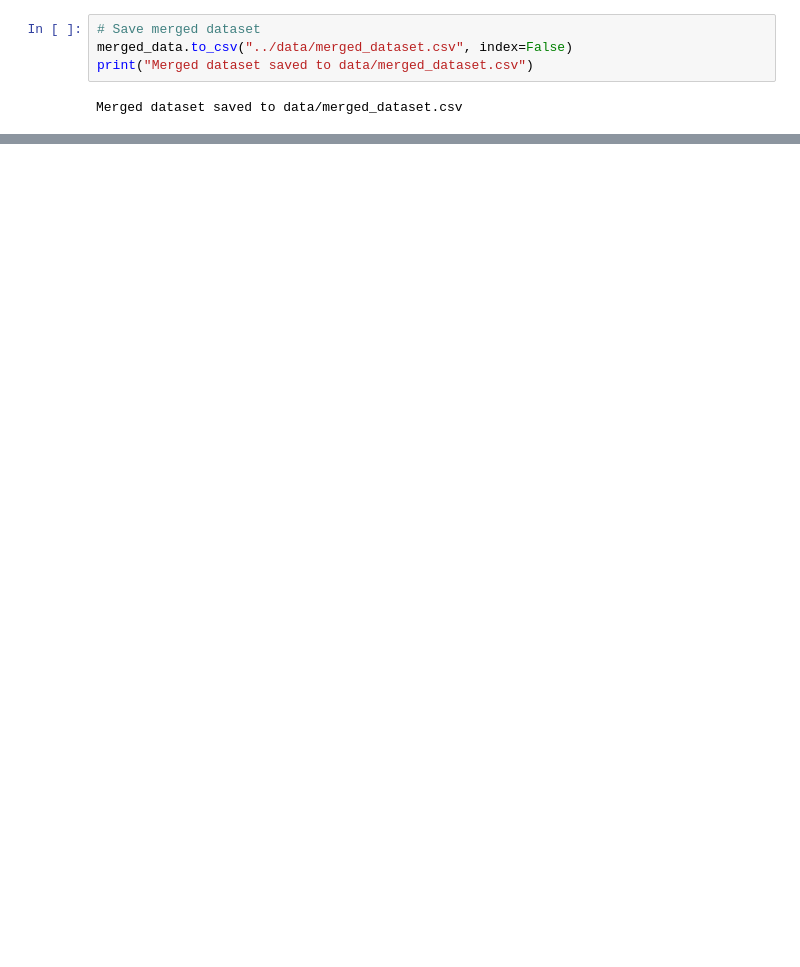
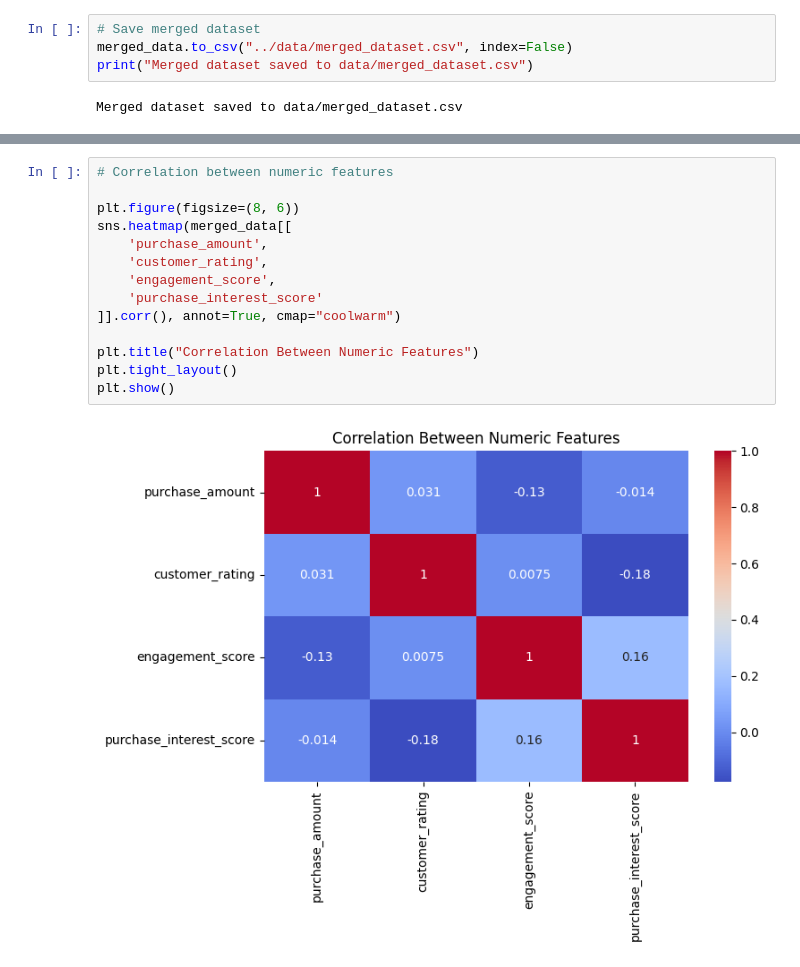
Before and after one commit to NiyonshutiDavid/ML_Pipeline_assignment2, a Jupyter notebook: ML_Pipeline_assignment2/notebooks/merge_dataset.ipynb, the cells around one changed output, grey strips where cells are left out. Cells and saved outputs as stored; diff of their text form; blank space fills up the shorter version.

```diff
--- a/ML_Pipeline_assignment2/notebooks/merge_dataset.ipynb
+++ b/ML_Pipeline_assignment2/notebooks/merge_dataset.ipynb
@@ -96,0 +199,16 @@ Merged dataset saved to data/merged_dataset.csv
+# %%
+# Correlation between numeric features
+
+plt.figure(figsize=(8, 6))
+sns.heatmap(merged_data[[
+    'purchase_amount',
+    'customer_rating',
+    'engagement_score',
+    'purchase_interest_score'
+]].corr(), annot=True, cmap="coolwarm")
+
+plt.title("Correlation Between Numeric Features")
+plt.tight_layout()
+plt.show()
+# %% [output]
+[figure, added]
```
Also changed, not shown: parts of 15 cells of this notebook, 1 other file.
